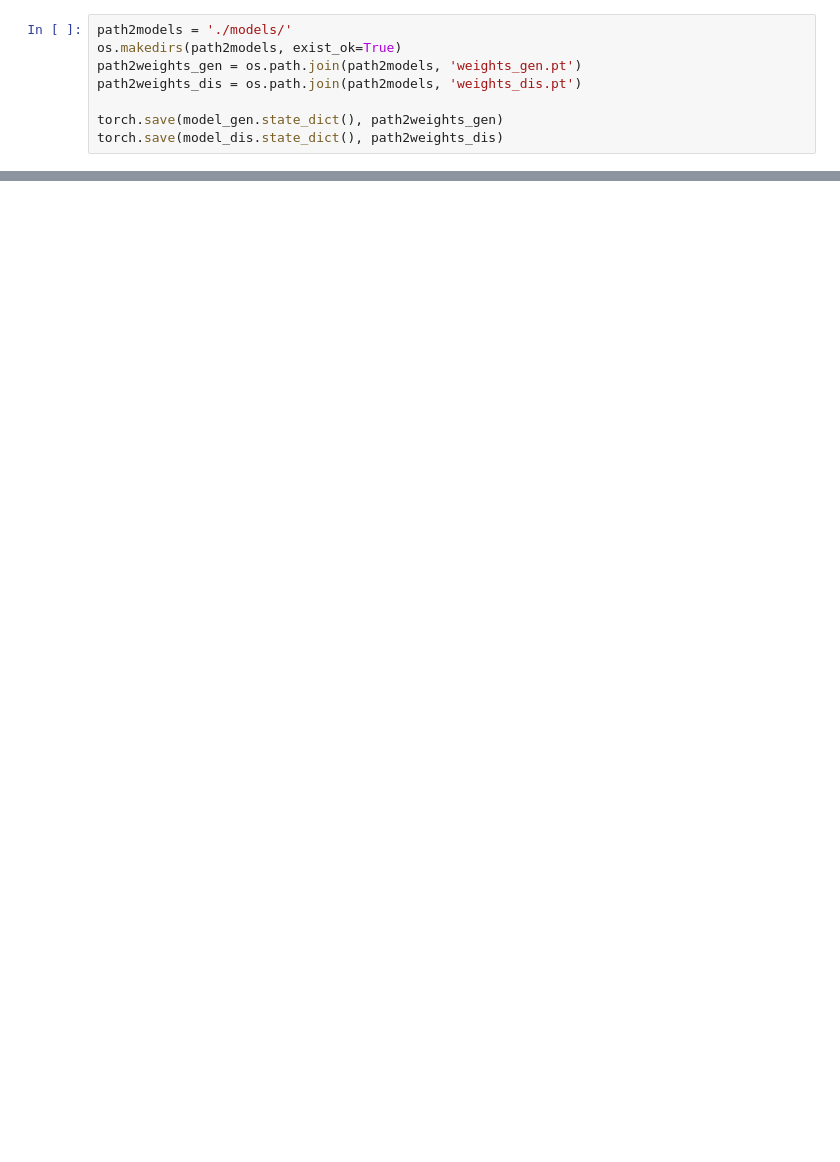
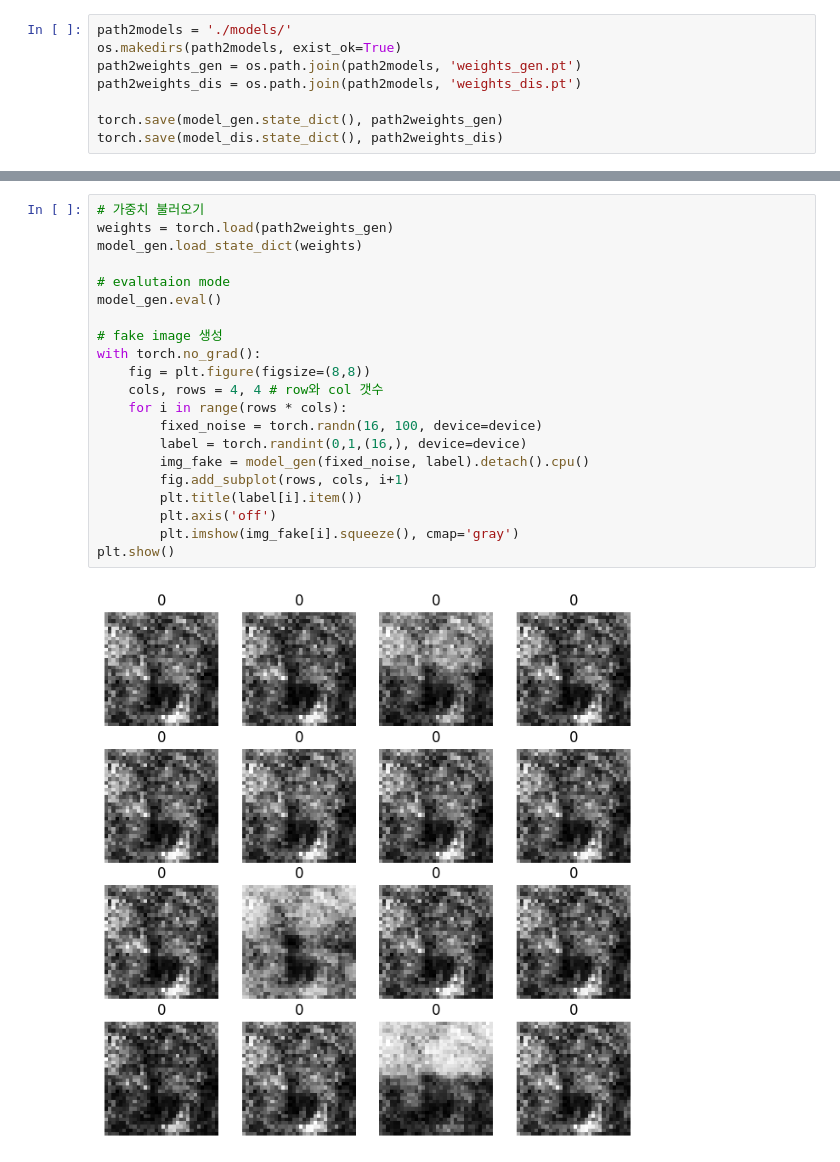
Before and after one commit to gggg8657/mylab, a Jupyter notebook: test_cGAN_otherdataset-Copy1.ipynb, the cells around one changed output, grey strips where cells are left out. Drawn from its saved outputs; the diff is of its cells as text; blank space fills up the shorter version.

```diff
--- a/test_cGAN_otherdataset-Copy1.ipynb
+++ b/test_cGAN_otherdataset-Copy1.ipynb
@@ -299,3 +347,26 @@ plt.show()
+# %%
+# 가중치 불러오기
+weights = torch.load(path2weights_gen)
+model_gen.load_state_dict(weights)
+
+# evalutaion mode
+model_gen.eval()
+
+# fake image 생성
+with torch.no_grad():
+    fig = plt.figure(figsize=(8,8))
+    cols, rows = 4, 4 # row와 col 갯수
+    for i in range(rows * cols):
+        fixed_noise = torch.randn(16, 100, device=device)
+        label = torch.randint(0,1,(16,), device=device)
+        img_fake = model_gen(fixed_noise, label).detach().cpu()
+        fig.add_subplot(rows, cols, i+1)
+        plt.title(label[i].item())
+        plt.axis('off')
+        plt.imshow(img_fake[i].squeeze(), cmap='gray')
+plt.show()
+# %% [output]
+[figure, added]
 # %%
 '''
 0 gyaetongdo
```
Also changed, not shown: parts of 13 cells of this notebook.
